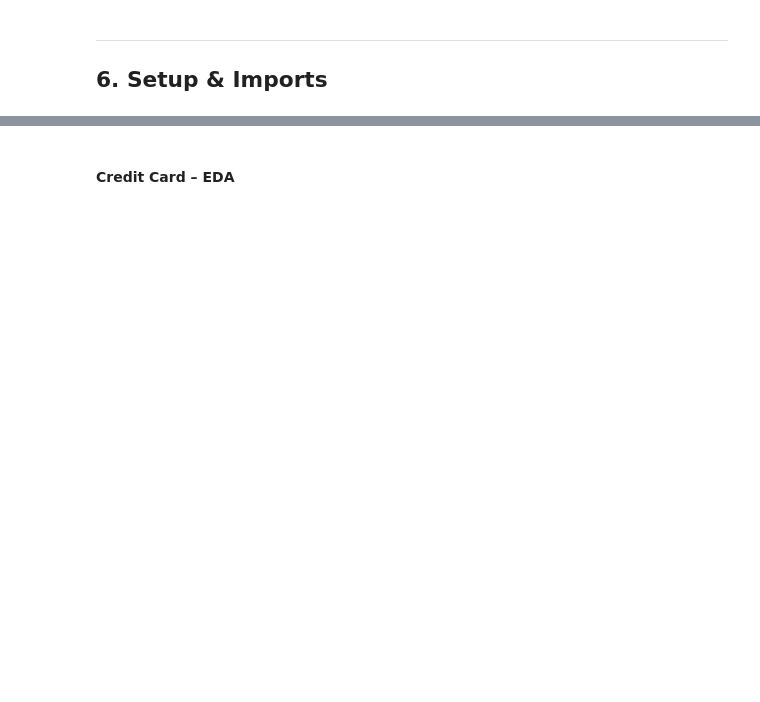
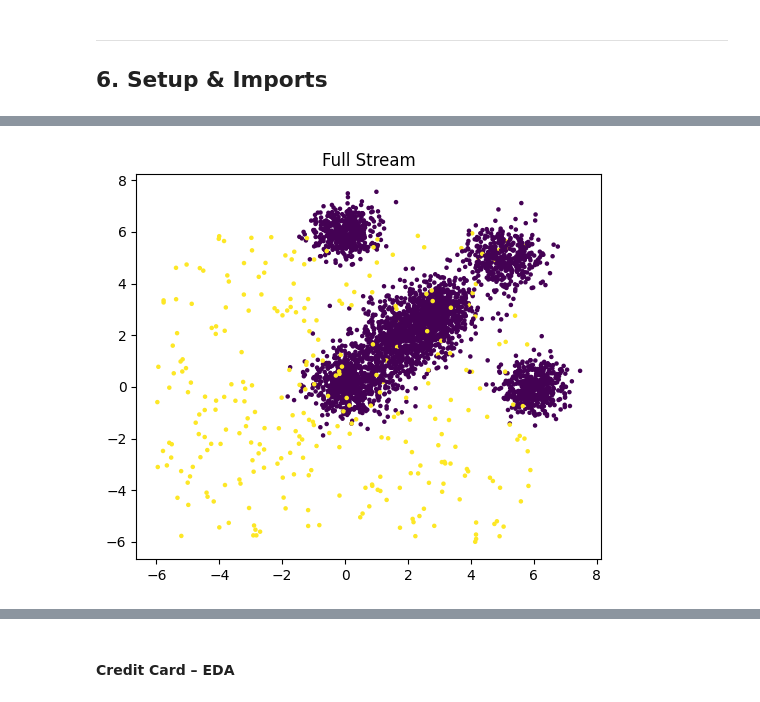
Before and after one commit to gjoliveira/Incremental-LOF, a Jupyter notebook: notebook_reorganised.ipynb, the cells around one changed output, grey strips where cells are left out. Saved outputs shown, nothing was run; the diff lists cells and outputs as text; code cells hidden in the pictures; blank space fills up the shorter version.

```diff
--- a/notebook_reorganised.ipynb
+++ b/notebook_reorganised.ipynb
@@ -213,0 +241,7 @@ print(f"Stream size: {len(synthetic_stream)} | Anomaly rate: {df_synth['label'].
+# %%
+plt.figure(figsize=(6,5))
+plt.scatter(df_synth["x1"], df_synth["x2"], c=df_synth["label"], s=5)
+plt.title("Full Stream")
+plt.show()
+# %% [output]
+[figure, added]
```
Also changed, not shown: parts of 84 cells of this notebook, 1 other file.
